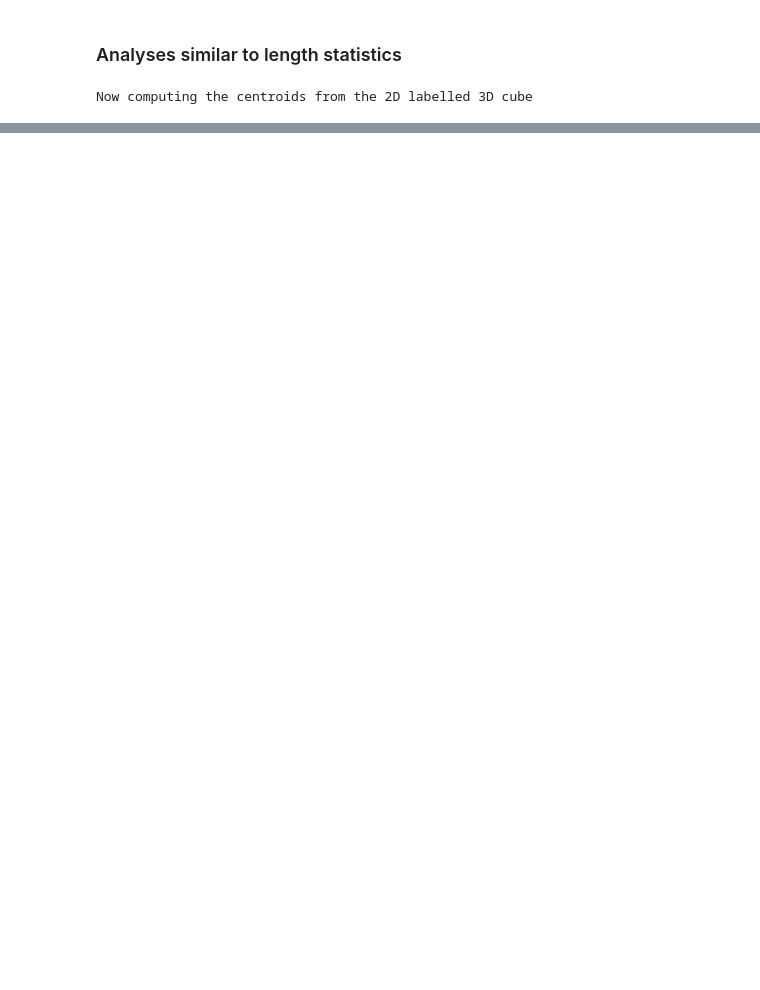
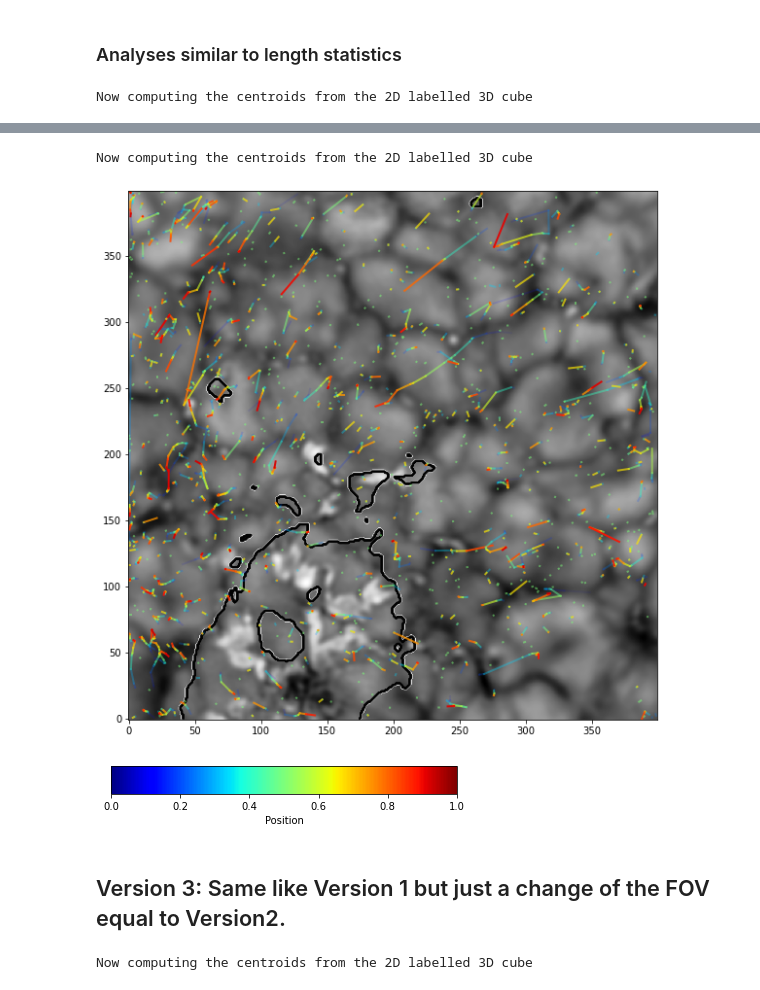
Before and after one commit to souvikita/Statistical-analysis-of-spicules, a Jupyter notebook: Notebooks/Direction_spicules.ipynb, the cells around one changed output, grey strips where cells are left out. Cells and saved outputs as stored; diff of their text form; code cells hidden in the pictures; blank space fills up the shorter version.

```diff
--- a/Notebooks/Direction_spicules.ipynb
+++ b/Notebooks/Direction_spicules.ipynb
@@ -295,0 +276,4 @@ fig1.colorbar(mpl.cm.ScalarMappable(norm=norm, cmap=cmap),
+# %%
+label_2d_cube=[]
+count =0
+new_count = np.zeros((425)) # used to store those label numbers which are treeated as background in sequential labelling
@@ -295,0 +302,18 @@ fig1.colorbar(mpl.cm.ScalarMappable(norm=norm, cmap=cmap),
+# %%
+print("Now computing the centroids from the 2D labelled 3D cube")
+for time in range(425):
+    for region in regionprops(label_2d_proper_dim[:,:,time]):
+        if region.label in new_count: # checking if the labels are from the background labels. If so, then
+            continue                  # skip this and return the control to the beginning to the inner for loop
+        cog = region.centroid
+        centroid1.append(cog)
+        lab_no=region.label
+        label_2d.append(lab_no)
+        area_roi = region.area
+        area_2d.append(area_roi)
+# %% [output]
+Now computing the centroids from the 2D labelled 3D cube
+# %%
+centroid1 = np.array(centroid1)
+label_2d = np.array(label_2d)
+area_2d = np.array(area_2d)
@@ -295,0 +343,41 @@ fig1.colorbar(mpl.cm.ScalarMappable(norm=norm, cmap=cmap),
+# %%
+fig,ax1 = plt.subplots(figsize=(10,10))
+import matplotlib as mpl
+#CONSTANTS
+
+COLOR='blue'
+MAP='jet' # choose carefully, or color transitions will not appear smoooth
+for event in range(len(position_per_label[:])):
+    pos_test=np.array(position_per_label[event])
+    if len(pos_test[:,0])<=2 or len(pos_test[:,0]) >=17:
+        continue
+    else:
+        x = pos_test[:,0]
+        y = pos_test[:,1]
+        NPOINTS = len(x)
+
+        # Choose a color map, loop through the colors, and assign them to the color
+        # cycle. You need NPOINTS-1 colors, because you'll plot that many lines
+        # between pairs. In other words, your line is not cyclic, so there's
+        # no line from end to beginning
+        cm = plt.get_cmap(MAP)
+        ax1.set_prop_cycle(color=[cm(1.*i/(NPOINTS-1)) for i in range(NPOINTS-1)])
+        for i in range(NPOINTS-1):
+            ax1.plot(x[i:i+2],y[i:i+2],linewidth=2,alpha=float(i)/(NPOINTS-1))
+
+ax1.imshow(h_alpha[1000:1400,650:1050,418,31],origin='lower',cmap='Greys_r')
+ax1.contour(mask[1000:1400,650:1050],cmap='Greys',levels=110)
+fig1, ax = plt.subplots(figsize=(6, 1))
+fig1.subplots_adjust(left=0.2,bottom=0.5,right=1)
+
+cmap = mpl.cm.jet
+norm = mpl.colors.Normalize(vmin=0, vmax=1)
+
+fig1.colorbar(mpl.cm.ScalarMappable(norm=norm, cmap=cmap),
+             cax=ax, orientation='horizontal', label='Position')
+plt.savefig('/mn/stornext/d9/souvikb/paper4_images/RRE_direction_FOV2_alpha.pdf',dpi=300,format='pdf')
+# %% [output]
+[figure, added]
+[figure, added]
+# %% [markdown]
+## Version 3: Same like Version 1 but just a change of the FOV equal to Version2.
@@ -295,0 +410,14 @@ fig1.colorbar(mpl.cm.ScalarMappable(norm=norm, cmap=cmap),
+# %%
+print("Now computing the centroids from the 2D labelled 3D cube")
+for time in range(425):
+    for region in regionprops(label_2d_proper_dim_v3[:,:,time]):
+        if region.label in new_count_v3: # checking if the labels are from the background labels. If so, then
+            continue                  # skip this and return the control to the beginning to the inner for loop
+        cog = region.centroid
+        centroid1_v3.append(cog)
+        lab_no=region.label
+        label_2d_v3.append(lab_no)
+        area_roi = region.area
+        area_2d_v3.append(area_roi)
+# %% [output]
+Now computing the centroids from the 2D labelled 3D cube
```
Also changed, not shown: parts of 34 cells of this notebook.
